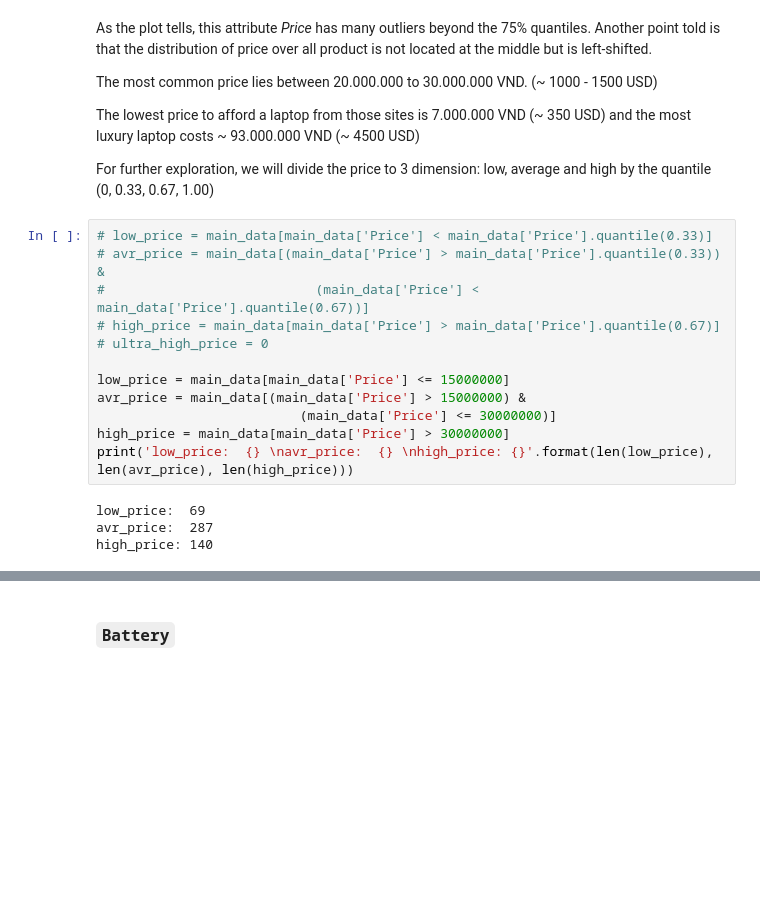
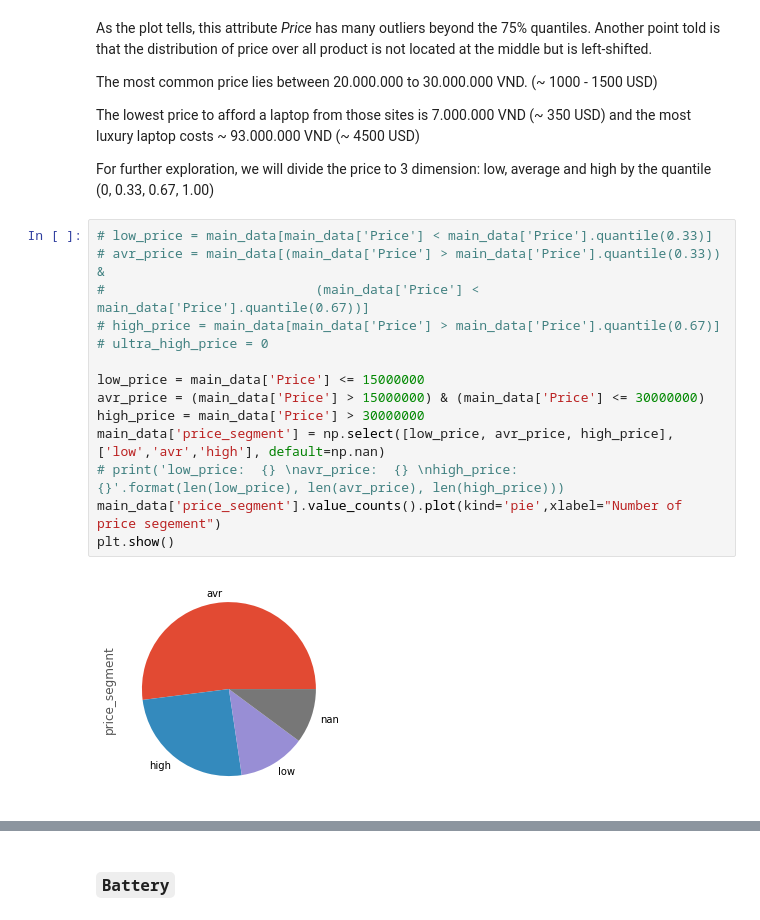
Before and after one commit to hungpham13/Laptop-EDA, a Jupyter notebook: EDA.ipynb, the cells around one changed output, grey strips where cells are left out. Cells and saved outputs as stored; diff of their text form; blank space fills up the shorter version.

```diff
--- a/EDA.ipynb
+++ b/EDA.ipynb
@@ -425,16 +410,16 @@ For further exploration, we will divide the price to 3 dimension: low, average a
 # %%
 # low_price = main_data[main_data['Price'] < main_data['Price'].quantile(0.33)]
 # avr_price = main_data[(main_data['Price'] > main_data['Price'].quantile(0.33)) &
 #                           (main_data['Price'] < main_data['Price'].quantile(0.67))]
 # high_price = main_data[main_data['Price'] > main_data['Price'].quantile(0.67)]
 # ultra_high_price = 0
 
-low_price = main_data[main_data['Price'] <= 15000000]
-avr_price = main_data[(main_data['Price'] > 15000000) &
-                          (main_data['Price'] <= 30000000)]
-high_price = main_data[main_data['Price'] > 30000000]
-print('low_price:  {} \navr_price:  {} \nhigh_price: {}'.format(len(low_price), len(avr_price), len(high_price)))
+low_price = main_data['Price'] <= 15000000
+avr_price = (main_data['Price'] > 15000000) & (main_data['Price'] <= 30000000)
+high_price = main_data['Price'] > 30000000
+main_data['price_segment'] = np.select([low_price, avr_price, high_price],['low','avr','high'], default=np.nan)
+# print('low_price:  {} \navr_price:  {} \nhigh_price: {}'.format(len(low_price), len(avr_price), len(high_price)))
+main_data['price_segment'].value_counts().plot(kind='pie',xlabel="Number of price segement")
+plt.show()
 # %% [output]
-low_price:  69
-avr_price:  287
-high_price: 140
+[figure, added]
```
Also changed, not shown: parts of 77 cells of this notebook.
